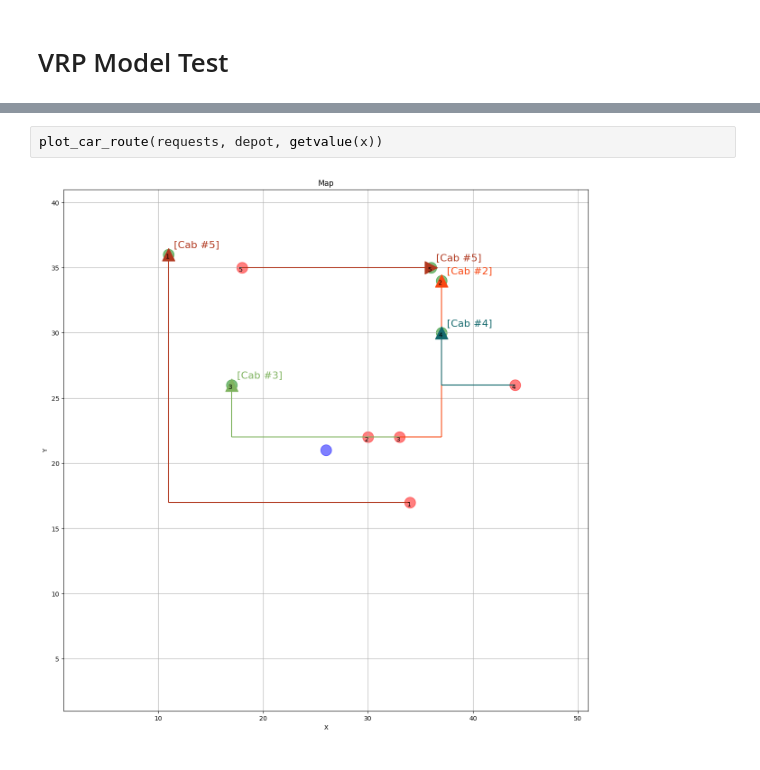
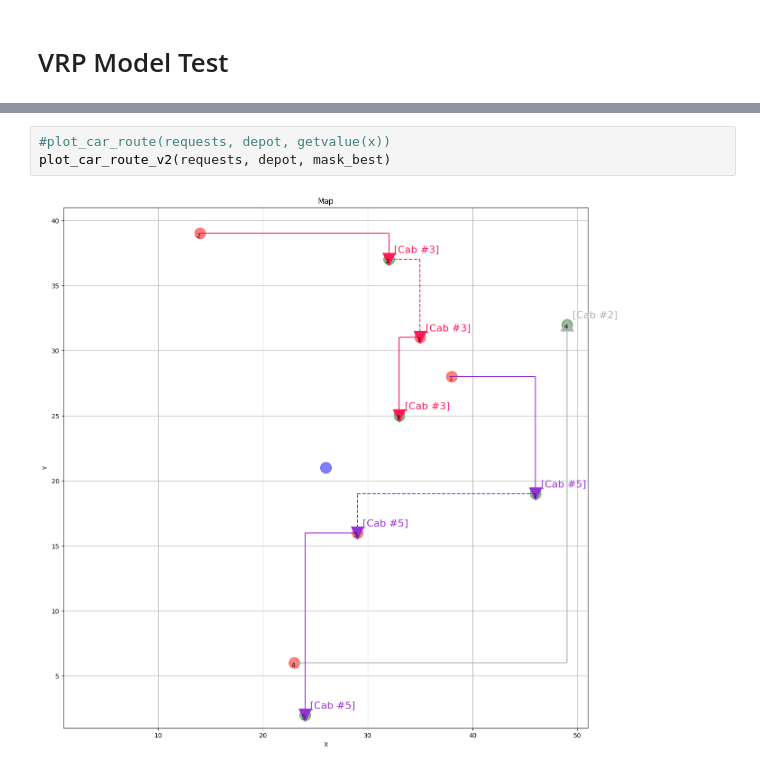
Before and after one commit to Raginii/Optimizing-Taxi-Cab-Dispatch, a Jupyter notebook: Code/VRP_test.ipynb, the cells around one changed output, grey strips where cells are left out. Cells and saved outputs as stored; diff of their text form.

```diff
--- a/Code/VRP_test.ipynb
+++ b/Code/VRP_test.ipynb
@@ -418,4 +522,5 @@ d = [0.0, 19.0, 20.0, 11.0, 68.0]
 # %%
-plot_car_route(requests, depot, getvalue(x))
+#plot_car_route(requests, depot, getvalue(x))
+plot_car_route_v2(requests, depot, mask_best)
 # %% [output]
-[figure, old version]
+[figure, new version]
```
Also changed, not shown: parts of 3 cells of this notebook.
